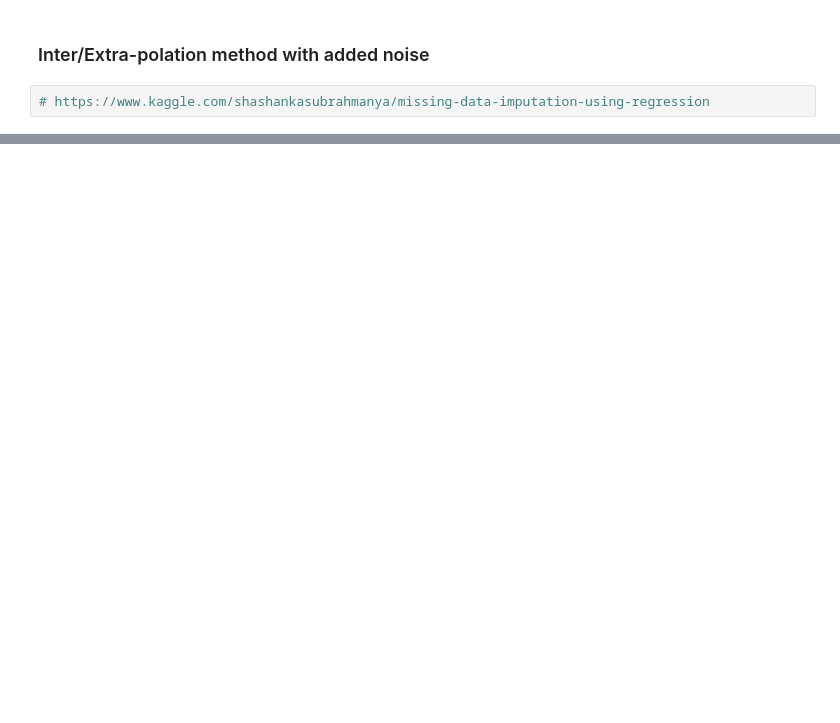
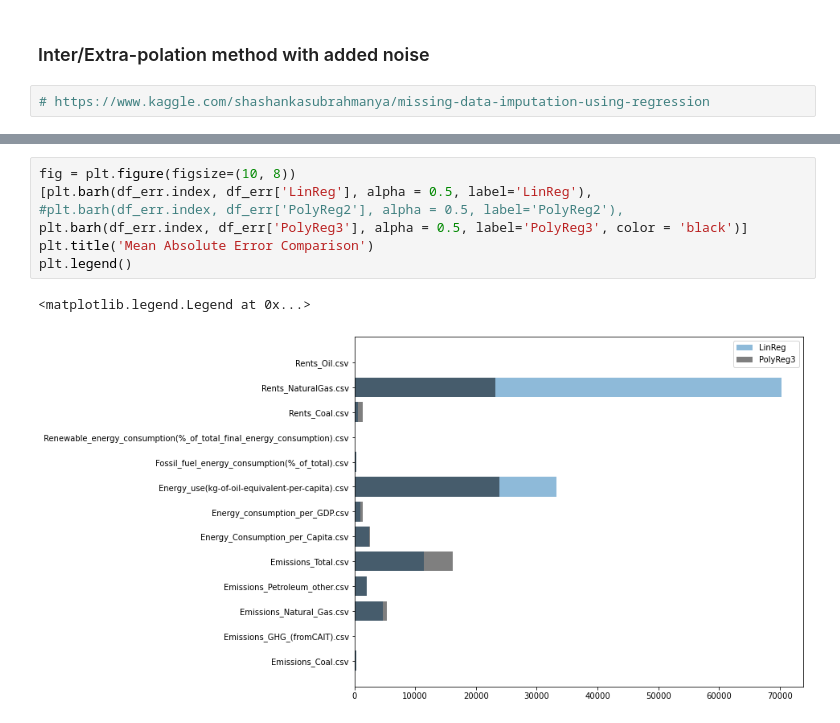
Before and after one commit to FabioHodo/EIB2_ClimateRisk, a Jupyter notebook: cleaned data/data_imputed/Imputation.ipynb, the cells around one changed output, grey strips where cells are left out. Cells and saved outputs as stored; diff of their text form; blank space fills up the shorter version.

```diff
--- a/cleaned data/data_imputed/Imputation.ipynb
+++ b/cleaned data/data_imputed/Imputation.ipynb
@@ -285,0 +287,10 @@ Series([], dtype: int64)
+# %%
+fig = plt.figure(figsize=(10, 8))
+[plt.barh(df_err.index, df_err['LinReg'], alpha = 0.5, label='LinReg'),
+#plt.barh(df_err.index, df_err['PolyReg2'], alpha = 0.5, label='PolyReg2'),
+plt.barh(df_err.index, df_err['PolyReg3'], alpha = 0.5, label='PolyReg3', color = 'black')]
+plt.title('Mean Absolute Error Comparison')
+plt.legend()
+# %% [output]
+<matplotlib.legend.Legend at 0x...>
+[figure, added]
```
Also changed, not shown: parts of 25 cells of this notebook, 1 other file.
